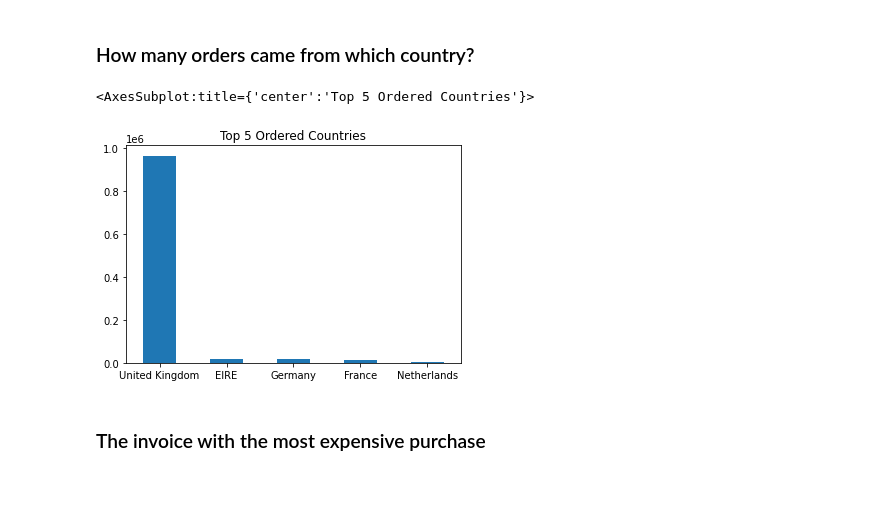
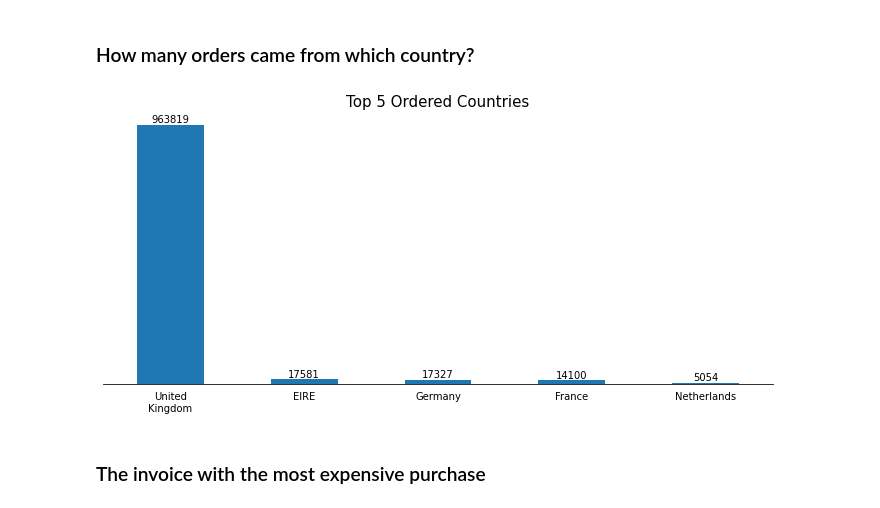
Before and after one commit to emirhansilsupur/CRM-Analytics, a Jupyter notebook: online_retail_for_rfm.ipynb, the cells around one changed output. Drawn from its saved outputs; the diff is of its cells as text; code cells hidden in the pictures.

```diff
--- a/online_retail_for_rfm.ipynb
+++ b/online_retail_for_rfm.ipynb
@@ -100,14 +124,24 @@ Name: Total_Price, dtype: float64
 # %% [markdown]
 ### How many orders came from which country?
-# %%
-(df
-.Country
-.value_counts()
-.head()
-.plot(kind="bar",rot=0,title="Top 5 Ordered Countries")
-)
-# %% [output]
-<AxesSubplot:title={'center':'Top 5 Ordered Countries'}>
-[figure, removed]
+# %%
+fig ,ax = plt.subplots(figsize=(12,5))
+c_counts=(df
+.Country
+.value_counts()
+.head()
+)
+(
+c_counts
+.plot(kind="bar",rot=0,ax=ax)
+)
+ax.set_xticklabels(["\n".join(label.split()) for label in c_counts.index])
+ax.spines[["top","left","right"]].set_visible(False)
+ax.set_title("Top 5 Ordered Countries",fontsize=15)
+ax.get_yaxis().set_visible(False)
+ax.tick_params(bottom=False)
+for pos, value in enumerate(c_counts):
+    ax.text(pos, value+10000, f"{value}",ha="center")
+# %% [output]
+[figure, added]
 # %% [markdown]
 ### The invoice with the most expensive purchase
```
Also changed, not shown: parts of 10 cells of this notebook.
